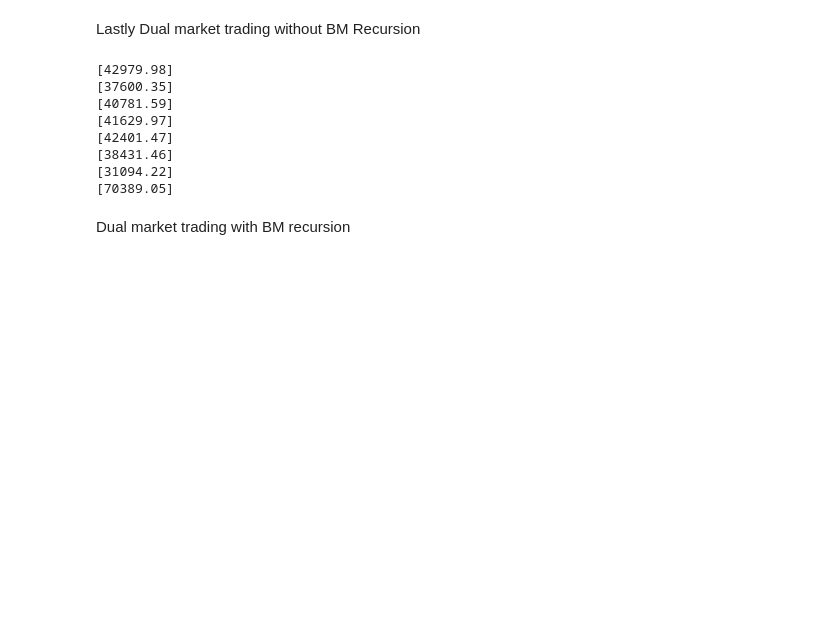
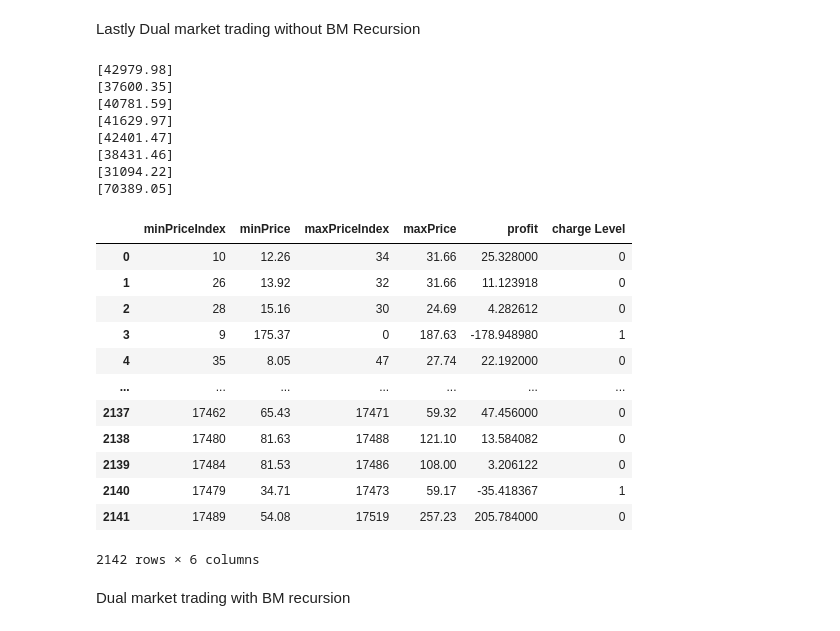
Before and after one commit to ciaranoc123/DAM-BM_Trading, a Jupyter notebook: Trading_strategies.ipynb, the cells around one changed output. Drawn from its saved outputs; the diff is of its cells as text; code cells hidden in the pictures; blank space fills up the shorter version.

```diff
--- a/Trading_strategies.ipynb
+++ b/Trading_strategies.ipynb
@@ -1589,6 +1613,22 @@ print(np.round(sum(PF_dam_bm.iloc[:,4:5].values),2))
 [38431.46]
 [31094.22]
 [70389.05]
+# %%
+r_dam_bm_50_50
+# %% [output]
+|  | minPriceIndex | minPrice | maxPriceIndex | maxPrice | profit | charge Level |
+| 0 | 10 | 12.26 | 34 | 31.66 | 25.328000 | 0 |
+| 1 | 26 | 13.92 | 32 | 31.66 | 11.123918 | 0 |
+| 2 | 28 | 15.16 | 30 | 24.69 | 4.282612 | 0 |
+| 3 | 9 | 175.37 | 0 | 187.63 | -178.948980 | 1 |
+| 4 | 35 | 8.05 | 47 | 27.74 | 22.192000 | 0 |
+| ... | ... | ... | ... | ... | ... | ... |
+| 2137 | 17462 | 65.43 | 17471 | 59.32 | 47.456000 | 0 |
+| 2138 | 17480 | 81.63 | 17488 | 121.10 | 13.584082 | 0 |
+| 2139 | 17484 | 81.53 | 17486 | 108.00 | 3.206122 | 0 |
+| 2140 | 17479 | 34.71 | 17473 | 59.17 | -35.418367 | 1 |
+| 2141 | 17489 | 54.08 | 17519 | 257.23 | 205.784000 | 0 |
+2142 rows × 6 columns
 # %% [markdown]
 Dual market trading with BM recursion
 # %%
```
Also changed, not shown: parts of 29 cells of this notebook.
